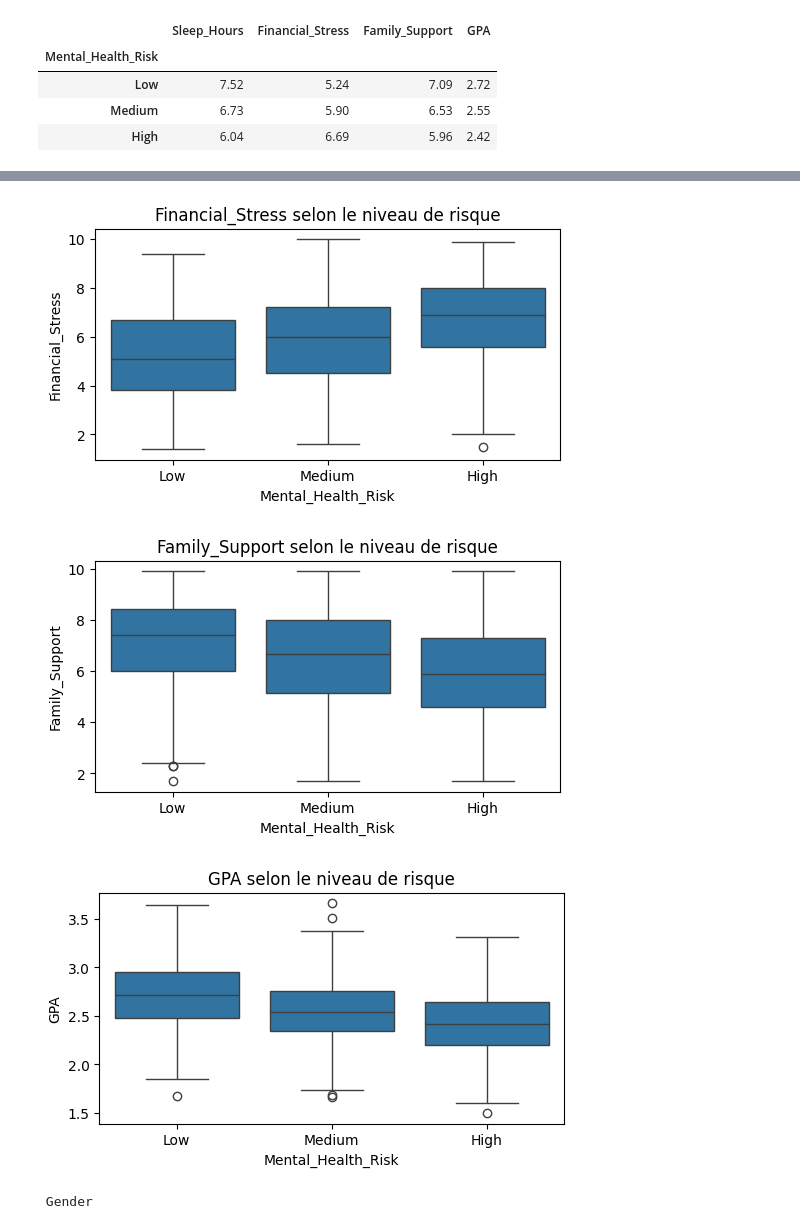
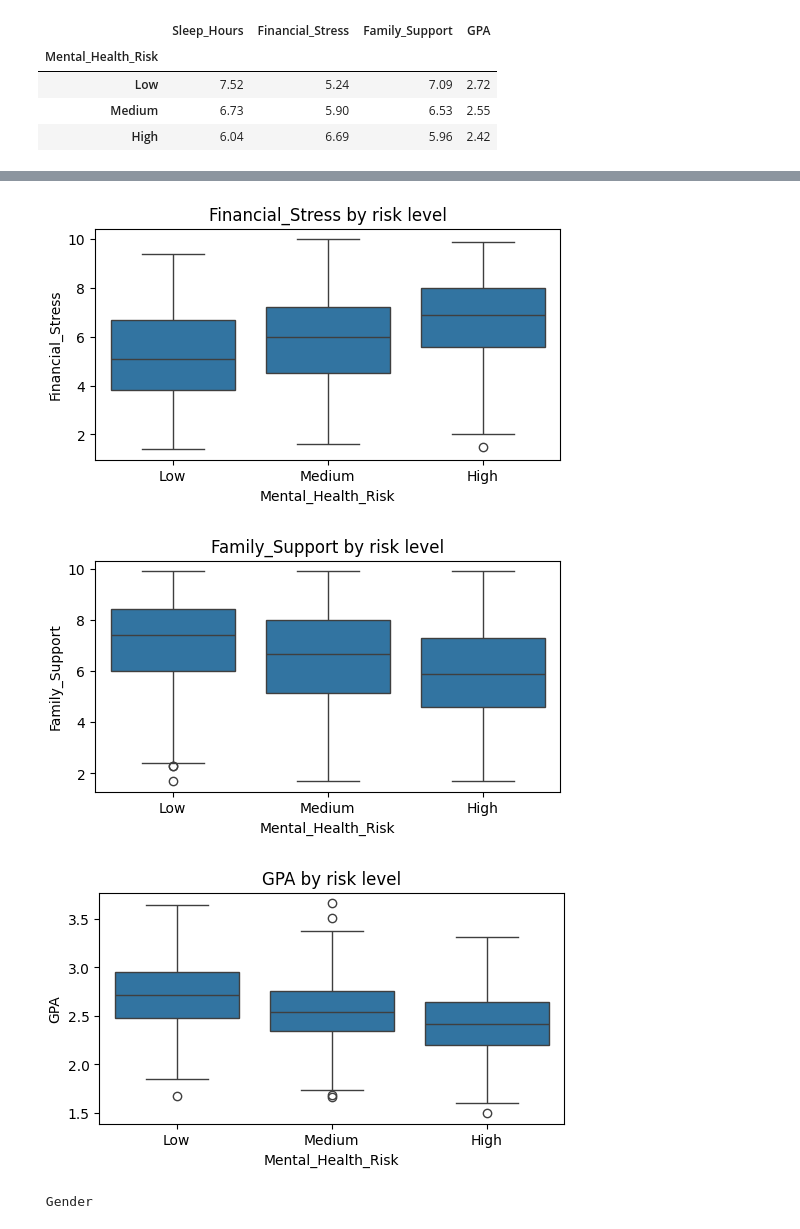
Before and after one commit to zakaryahari/student-mental-health-risk-prediction, a Jupyter notebook: notebooks/01_EDA_Student_Mental_Health.ipynb, the cells around one changed output, grey strips where cells are left out. Saved outputs shown, nothing was run; the diff lists cells and outputs as text; code cells hidden in the pictures.

```diff
--- a/notebooks/01_EDA_Student_Mental_Health.ipynb
+++ b/notebooks/01_EDA_Student_Mental_Health.ipynb
@@ -120,14 +120,14 @@ Diet_Quality : ['Poor' 'Average' 'Good']
 Previous_Mental_Health_History : ['No' 'Yes']
 Mental_Health_Risk : ['High' 'Medium' 'Low']
 # %%
-colonnes_numeriques = df.select_dtypes(include="number").columns
+numeric_columns = df.select_dtypes(include="number").columns
 
-for col in colonnes_numeriques:
+for col in numeric_columns:
     q1 = df[col].quantile(0.25)
     q3 = df[col].quantile(0.75)
     iqr = q3 - q1
-    limite_basse = q1 - 1.5 * iqr
-    limite_haute = q3 + 1.5 * iqr
-    nb_outliers = ((df[col] < limite_basse) | (df[col] > limite_haute)).sum()
-    print(col, ":", nb_outliers, "valeur(s) atypique(s) selon IQR")
+    lower_bound = q1 - 1.5 * iqr
+    upper_bound = q3 + 1.5 * iqr
+    outlier_count = ((df[col] < lower_bound) | (df[col] > upper_bound)).sum()
+    print(col, ":", outlier_count, "potential outlier(s) using IQR")
 # %% [output]
@@ -169,14 +169,14 @@ display(df.describe(include="object"))
 | freq | 1 | 971 | 906 | 1289 | 860 | 1408 | ... |
 # %%
-print("Effectifs :")
+print("Class counts:")
 print(df["Mental_Health_Risk"].value_counts())
-print("\nPourcentages :")
+print("\nPercentages:")
 print(df["Mental_Health_Risk"].value_counts(normalize=True).mul(100).round(2))
 
-ordre = ["Low", "Medium", "High"]
-df["Mental_Health_Risk"].value_counts().reindex(ordre).plot(kind="bar")
-plt.title("Répartition des niveaux de risque (labels simulés)")
-plt.xlabel("Catégorie cible")
-plt.ylabel("Nombre d'étudiants")
+class_order = ["Low", "Medium", "High"]
+df["Mental_Health_Risk"].value_counts().reindex(class_order).plot(kind="bar")
+plt.title("Distribution of risk levels (simulated labels)")
+plt.xlabel("Target class")
+plt.ylabel("Number of students")
 plt.show()
 # %% [output]
@@ -197,7 +197,7 @@ Name: proportion, dtype: float64
 # %%
-variables_a_comparer = ["Sleep_Hours", "Financial_Stress", "Family_Support", "GPA"]
-moyennes = df.groupby("Mental_Health_Risk")[variables_a_comparer].mean()
-display(moyennes.loc[ordre].round(2))
+features_to_compare = ["Sleep_Hours", "Financial_Stress", "Family_Support", "GPA"]
+group_means = df.groupby("Mental_Health_Risk")[features_to_compare].mean()
+display(group_means.loc[class_order].round(2))
 # %% [output]
 |  | Sleep_Hours | Financial_Stress | Family_Support | GPA |
 | Mental_Health_Risk |  |  |  |  |
@@ -205,9 +205,9 @@ display(moyennes.loc[ordre].round(2))
 | Medium | 6.73 | 5.90 | 6.53 | 2.55 |
 | High | 6.04 | 6.69 | 5.96 | 2.42 |
 # %%
-for col in variables_a_comparer:
+for col in features_to_compare:
     plt.figure(figsize=(6, 3))
-    sns.boxplot(data=df, x="Mental_Health_Risk", y=col, order=ordre)
-    plt.title(f"{col} selon le niveau de risque")
+    sns.boxplot(data=df, x="Mental_Health_Risk", y=col, order=class_order)
+    plt.title(f"{col} by risk level")
     plt.show()
 # %% [output]
@@ -215,6 +215,6 @@ for col in variables_a_comparer:
-[figure, old version]
+[figure, new version]
-[figure, old version]
+[figure, new version]
-[figure, old version]
+[figure, new version]
 # %%
 for col in ["Gender", "Physical_Activity", "Diet_Quality", "Part_Time_Job", "Previous_Mental_Health_History"]:
     print("\n", col)
```
Also changed, not shown: parts of 15 cells of this notebook.
